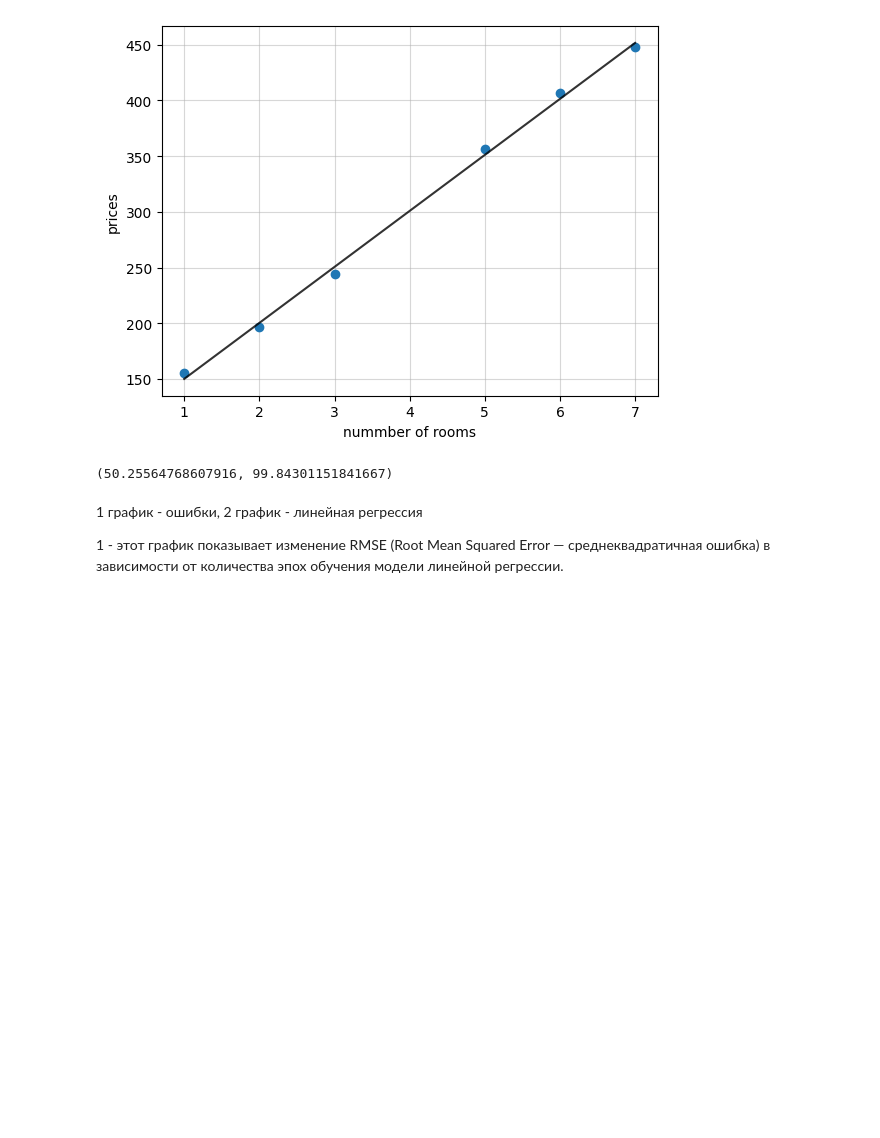
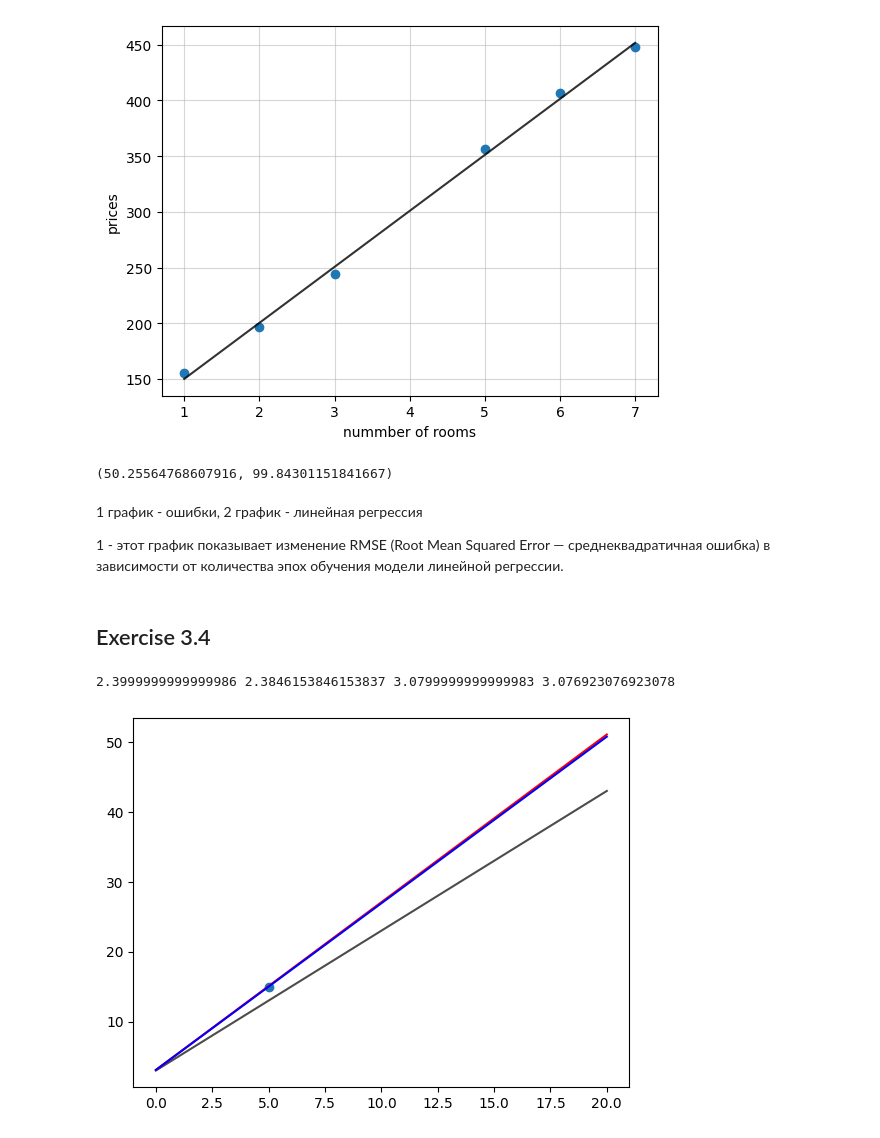
Before and after one commit to lichkovahadaniil/GROK_ML, a Jupyter notebook: linear_regression/linear_regression.ipynb, the cells around one changed output. Saved outputs shown, nothing was run; the diff lists cells and outputs as text; code cells hidden in the pictures; blank space fills up the shorter version.

Commit message:
the exercise 3.4 was completed

```diff
--- a/linear_regression/linear_regression.ipynb
+++ b/linear_regression/linear_regression.ipynb
@@ -214,3 +214,61 @@ linear_regression(features, labels, learning_rate = 0.01, epochs = 10000)
 1 график - ошибки, 2 график - линейная регрессия
 
 1 - этот график показывает изменение RMSE (Root Mean Squared Error — среднеквадратичная ошибка) в зависимости от количества эпох обучения модели линейной регрессии.
+# %% [markdown]
+## Exercise 3.4
+# %%
+import numpy as np
+import matplotlib.pyplot as plt
+import random
+
+def abs_trick(x, y, k, b, lr):
+    predicted_y = k * x + b
+
+    if y > predicted_y:
+        k += x * lr
+        b += lr
+    else:
+        k -= x * lr
+        b -= lr
+
+    return k, b
+
+def sqr_trick(x, y, k, b, lr):
+    predicted_y = k * x + b
+    dif = y - predicted_y
+
+    k += dif * x * lr
+    b += dif * lr
+
+    return k, b
+
+def lin_reg(epochs = 100000, lr = 0.01):
+
+    k1 = k2 = 2
+    b1 = b2 = 3
+
+    y_true = 15
+    x_true = 5
+
+    for epoch in range(epochs):
+        k1, b1 = abs_trick(x = x_true, y = y_true, k = k1, b = b1, lr = 0.01)
+        k2, b2 = sqr_trick(x = x_true, y = y_true, k = k2, b = b2, lr = 0.01)
+
+    plt.plot(x_true, y_true, 'o')
+
+    x = np.linspace(0, 20, 100)
+
+    predicted_y = 2 * x + 3
+    plt.plot(x, predicted_y, 'k', alpha = 0.7)
+
+    predicted_y = k1 * x + b1
+    plt.plot(x, predicted_y, 'red')
+
+    predicted_y = k2 * x + b2
+    plt.plot(x, predicted_y, 'blue')
+    print(k1, k2, b1, b2)
+
+lin_reg()
+# %% [output]
+2.3999999999999986 2.3846153846153837 3.0799999999999983 3.076923076923078
+[figure, added]
```
